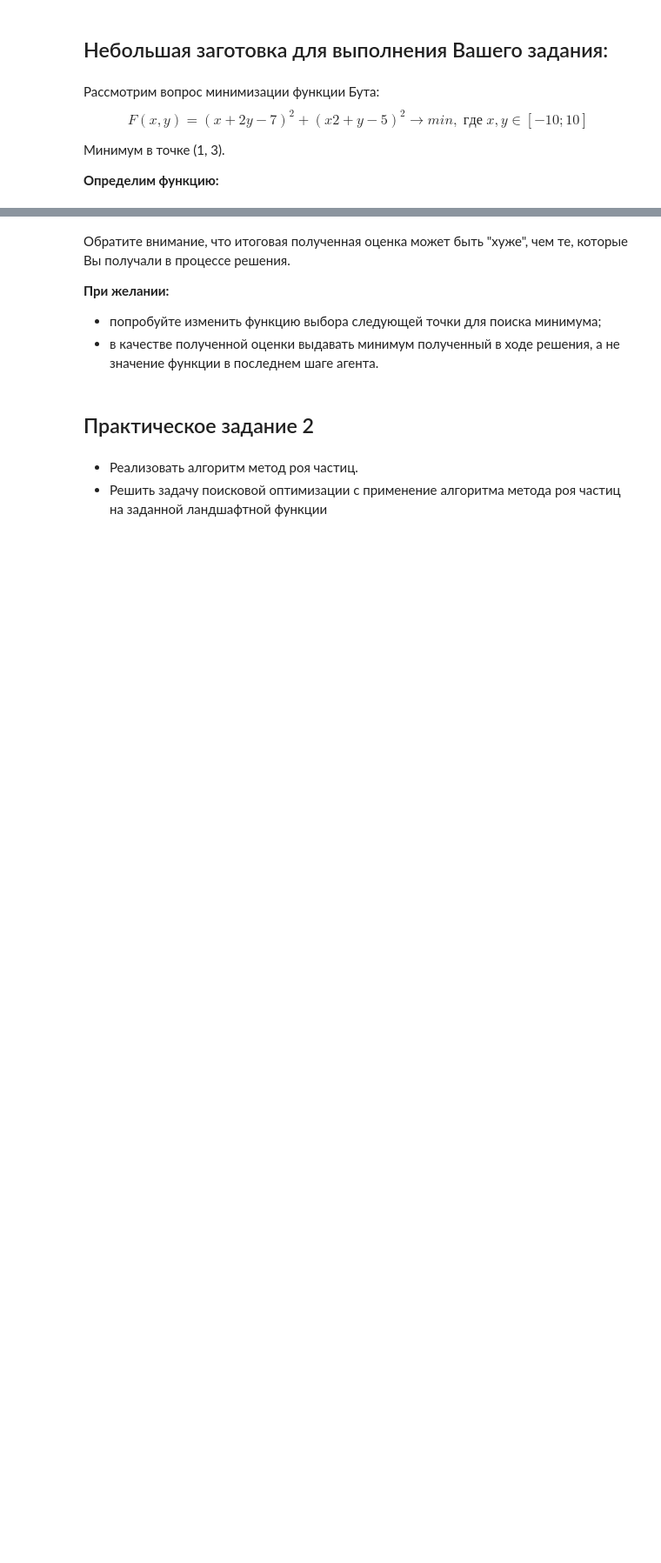
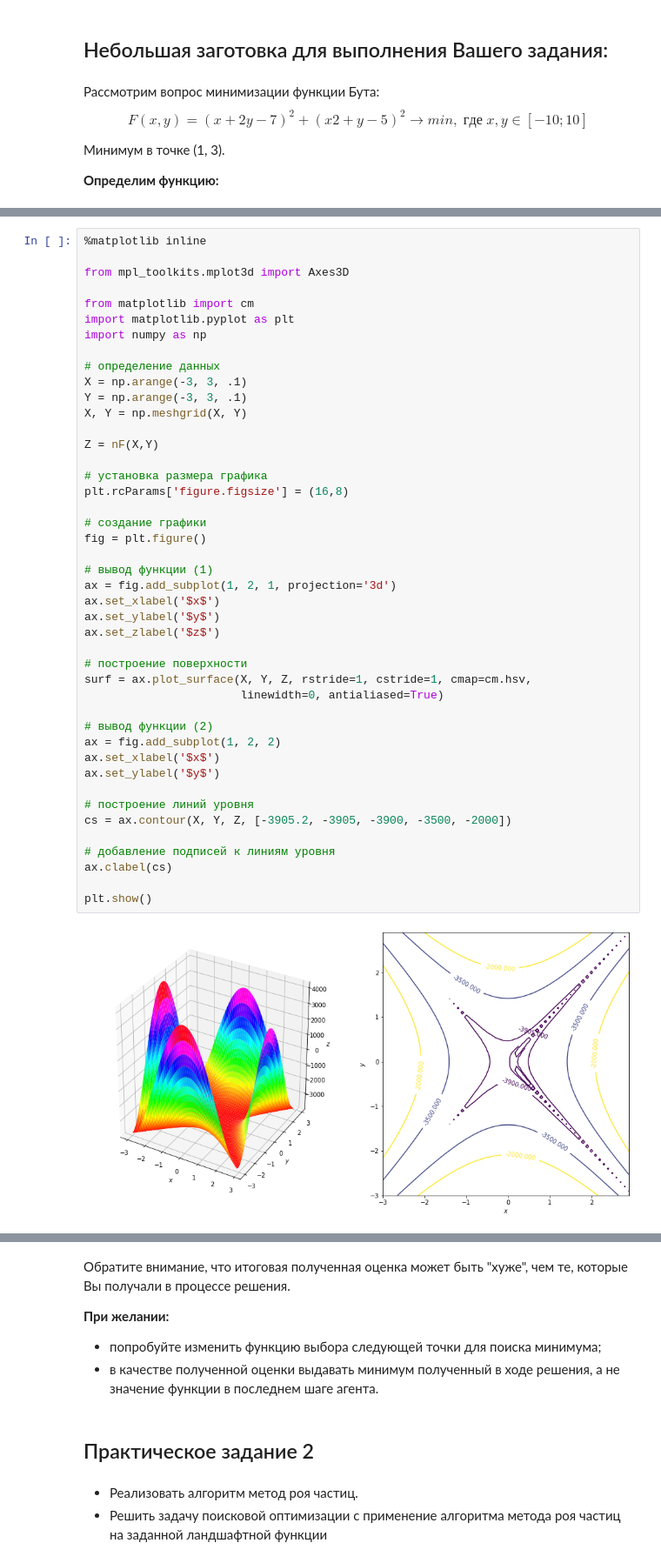
Before and after one commit to TikhonovDaniil/AINavigationControl5.2020, a Jupyter notebook: L1/L1_N3_Update.ipynb, the cells around one changed output, grey strips where cells are left out. Shown at 87% size. Cells and saved outputs as stored; diff of their text form; blank space fills up the shorter version.

```diff
--- a/L1/L1_N3_Update.ipynb
+++ b/L1/L1_N3_Update.ipynb
@@ -112,3 +158,49 @@ def FButes(x, y):
+# %%
+%matplotlib inline
+
+from mpl_toolkits.mplot3d import Axes3D
+
+from matplotlib import cm
+import matplotlib.pyplot as plt
+import numpy as np
+
+# определение данных
+X = np.arange(-3, 3, .1)
+Y = np.arange(-3, 3, .1)
+X, Y = np.meshgrid(X, Y)
+
+Z = nF(X,Y)
+
+# установка размера графика
+plt.rcParams['figure.figsize'] = (16,8)
+
+# создание графики
+fig = plt.figure()
+
+# вывод функции (1)
+ax = fig.add_subplot(1, 2, 1, projection='3d')
+ax.set_xlabel('$x$')
+ax.set_ylabel('$y$')
+ax.set_zlabel('$z$')
+
+# построение поверхности
+surf = ax.plot_surface(X, Y, Z, rstride=1, cstride=1, cmap=cm.hsv,
+                       linewidth=0, antialiased=True)
+
+# вывод функции (2)
+ax = fig.add_subplot(1, 2, 2)
+ax.set_xlabel('$x$')
+ax.set_ylabel('$y$')
+
+# построение линий уровня
+cs = ax.contour(X, Y, Z, [-3905.2, -3905, -3900, -3500, -2000])
+
+# добавление подписей к линиям уровня
+ax.clabel(cs)
+
+plt.show()
+# %% [output]
+[figure, added]
 # %%
 import random
 
```
Also changed, not shown: parts of 10 cells of this notebook.
